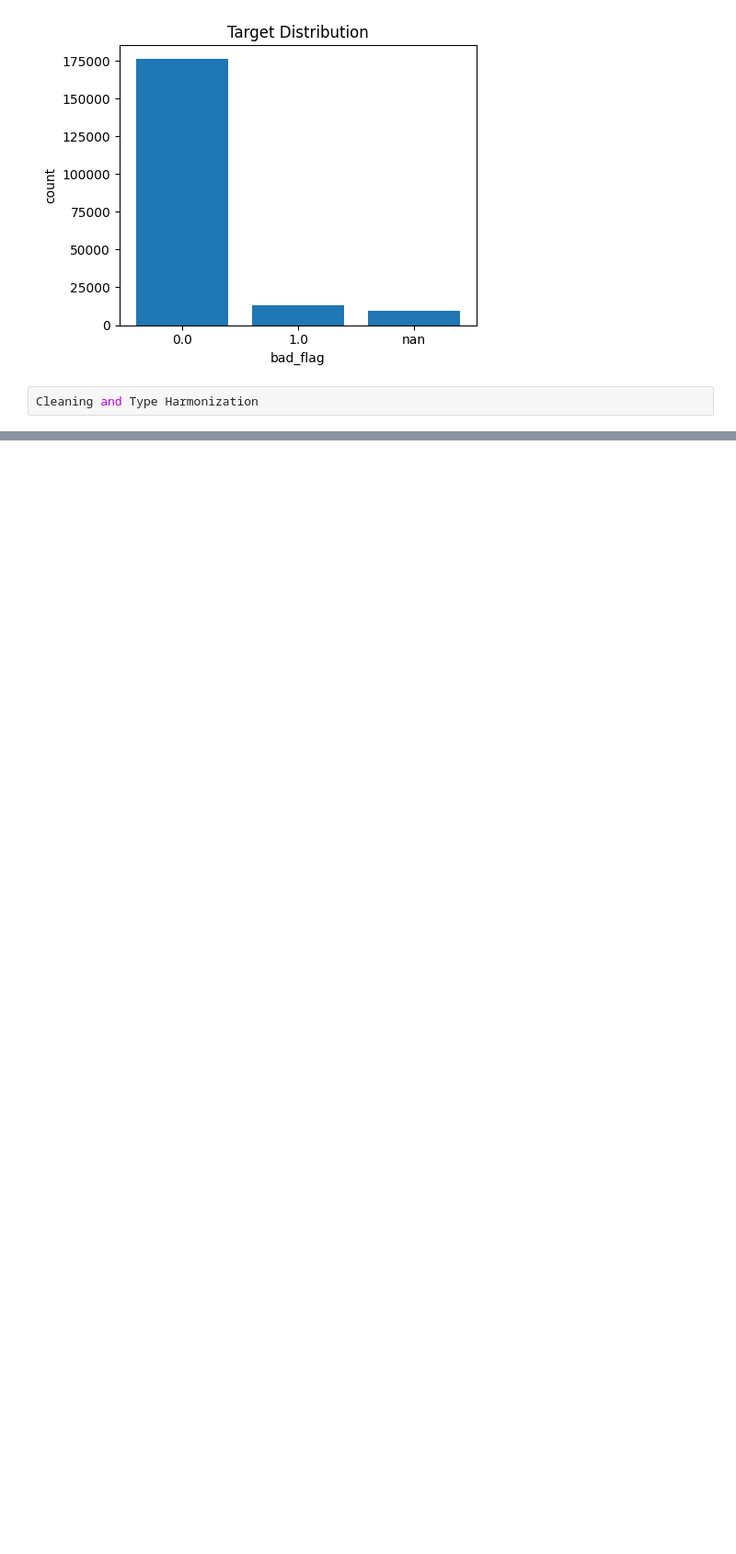
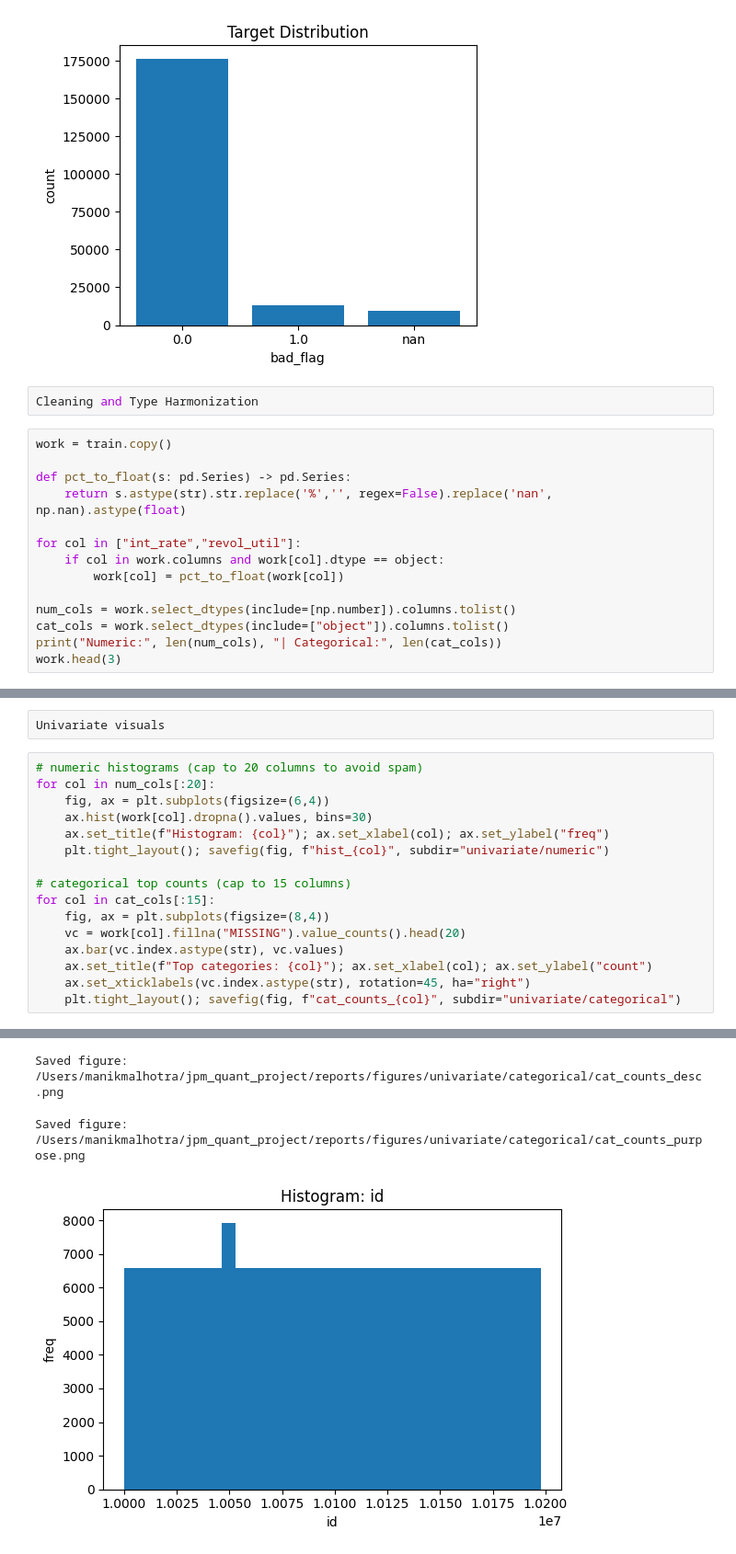
Before and after one commit to manik997/exercise, a Jupyter notebook: notebooks/01_EDA_Git.ipynb, the cells around one changed output, grey strips where cells are left out. Shown at 92% size. Drawn from its saved outputs; the diff is of its cells as text; blank space fills up the shorter version.

Commit message:
univariate analysis with saved figures (numeric & categorical)

```diff
--- a/notebooks/01_EDA_Git.ipynb
+++ b/notebooks/01_EDA_Git.ipynb
@@ -80,3 +80,17 @@ Saved figure: /Users/manikmalhotra/jpm_quant_project/reports/figures/target_dist
 [figure]
 # %%
 Cleaning and Type Harmonization
+# %%
+work = train.copy()
+
+def pct_to_float(s: pd.Series) -> pd.Series:
+    return s.astype(str).str.replace('%','', regex=False).replace('nan', np.nan).astype(float)
+
+for col in ["int_rate","revol_util"]:
+    if col in work.columns and work[col].dtype == object:
+        work[col] = pct_to_float(work[col])
+
+num_cols = work.select_dtypes(include=[np.number]).columns.tolist()
+cat_cols = work.select_dtypes(include=["object"]).columns.tolist()
+print("Numeric:", len(num_cols), "| Categorical:", len(cat_cols))
+work.head(3)
@@ -82,0 +103,19 @@ Cleaning and Type Harmonization
+# %%
+Univariate visuals
+# %%
+# numeric histograms (cap to 20 columns to avoid spam)
+for col in num_cols[:20]:
+    fig, ax = plt.subplots(figsize=(6,4))
+    ax.hist(work[col].dropna().values, bins=30)
+    ax.set_title(f"Histogram: {col}"); ax.set_xlabel(col); ax.set_ylabel("freq")
+    plt.tight_layout(); savefig(fig, f"hist_{col}", subdir="univariate/numeric")
+
+# categorical top counts (cap to 15 columns)
+for col in cat_cols[:15]:
+    fig, ax = plt.subplots(figsize=(8,4))
+    vc = work[col].fillna("MISSING").value_counts().head(20)
+    ax.bar(vc.index.astype(str), vc.values)
+    ax.set_title(f"Top categories: {col}"); ax.set_xlabel(col); ax.set_ylabel("count")
+    ax.set_xticklabels(vc.index.astype(str), rotation=45, ha="right")
+    plt.tight_layout(); savefig(fig, f"cat_counts_{col}", subdir="univariate/categorical")
+# %% [output]
@@ -82,0 +143,3 @@ Cleaning and Type Harmonization
+Saved figure: /Users/manikmalhotra/jpm_quant_project/reports/figures/univariate/categorical/cat_counts_desc.png
+Saved figure: /Users/manikmalhotra/jpm_quant_project/reports/figures/univariate/categorical/cat_counts_purpose.png
+[figure, added]
```
Also changed, not shown: parts of 2 cells of this notebook, 23 other files.
